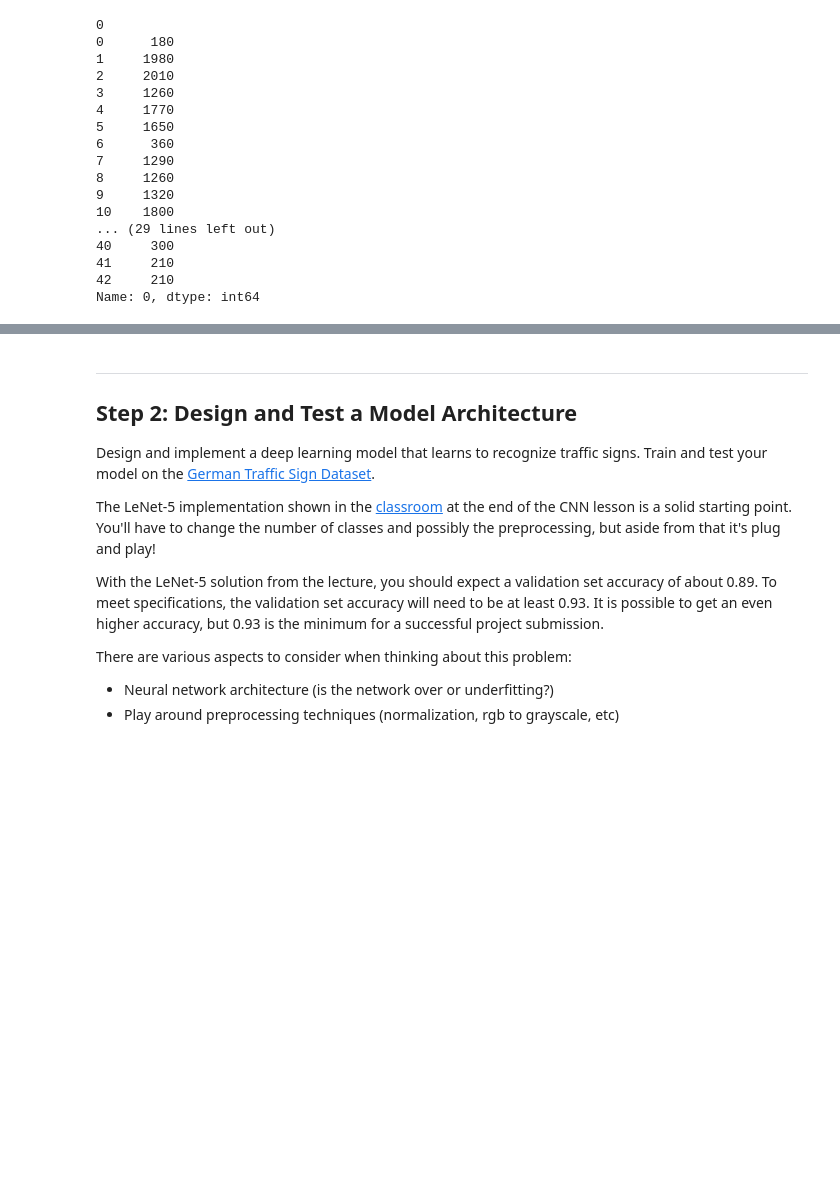
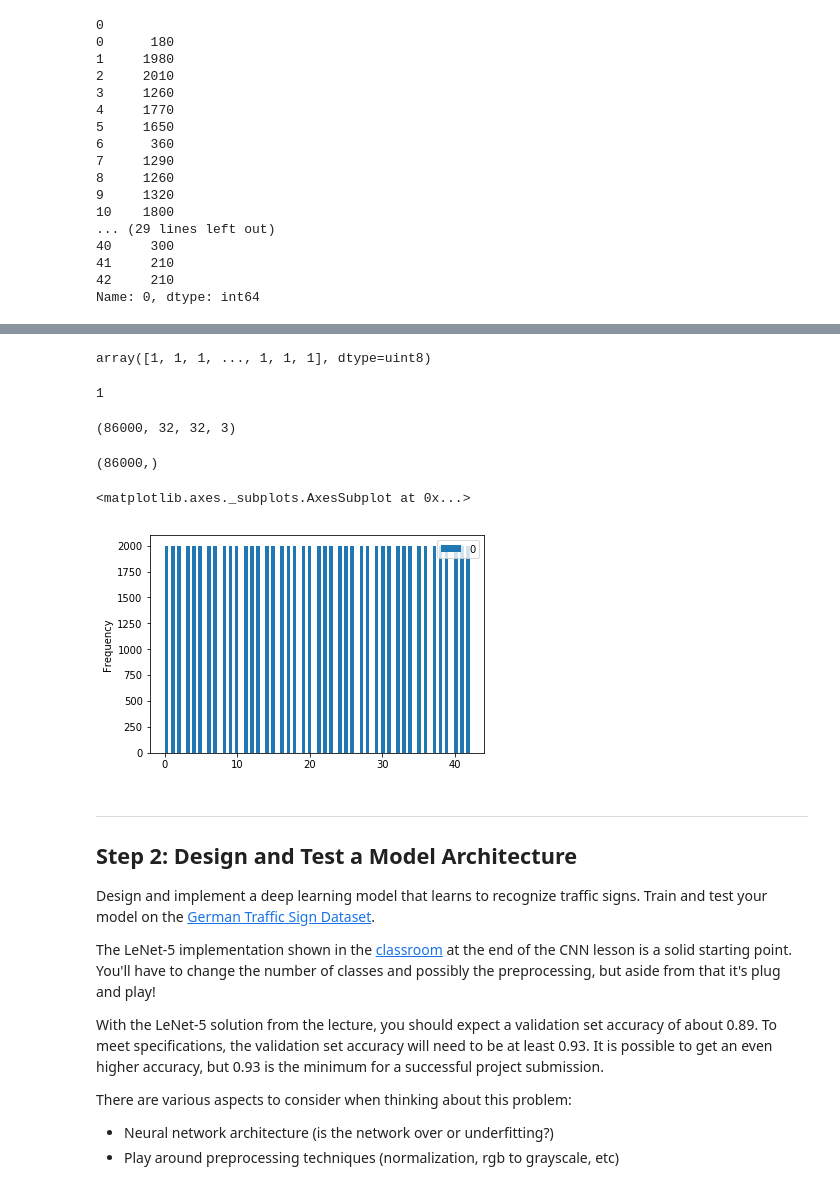
Before and after one commit to stBecker/CarND-Traffic-Sign-Classifier-Project, a Jupyter notebook: Traffic_Sign_Classifier.ipynb, the cells around one changed output, grey strips where cells are left out. Drawn from its saved outputs; the diff is of its cells as text; code cells hidden in the pictures; blank space fills up the shorter version.

```diff
--- a/Traffic_Sign_Classifier.ipynb
+++ b/Traffic_Sign_Classifier.ipynb
@@ -205,3 +209,5 @@ dfy.groupby([0])[0].count()
 41     210
 42     210
 Name: 0, dtype: int64
+# %%
+idx=dfy[dfy[0] == 1].sample(2000, replace=True).index
@@ -208,3 +239,36 @@ Name: 0, dtype: int64
+# %%
+y_train[idx]
+# %% [output]
+array([1, 1, 1, ..., 1, 1, 1], dtype=uint8)
+# %%
+np.unique(y_train[idx]).size
+# %% [output]
+1
+# %%
+train_data_balanced=[]
+for class_id in range(n_classes):
+    idx = dfy[dfy[0] == class_id].sample(2000, replace=True).index
+    x = X_train[idx]
+    y = y_train[idx]
+    assert np.unique(y).size == 1
+    train_data_balanced.append((y, x))
+
+X_train_balanced = np.concatenate([x for y, x in train_data_balanced])
+y_train_balanced = np.concatenate([y for y, x in train_data_balanced])
+# %%
+X_train_balanced.shape
+# %% [output]
+(86000, 32, 32, 3)
+# %%
+y_train_balanced.shape
+# %% [output]
+(86000,)
+# %%
+dfy_balanced=pd.DataFrame(y_train_balanced)
+dfy_balanced.plot(kind="hist", width=0.5, bins=100)
+# %% [output]
+<matplotlib.axes._subplots.AxesSubplot at 0x...>
+[figure, added]
 # %% [markdown]
 ----
 
```
Also changed, not shown: parts of 48 cells of this notebook, 28 other files.
